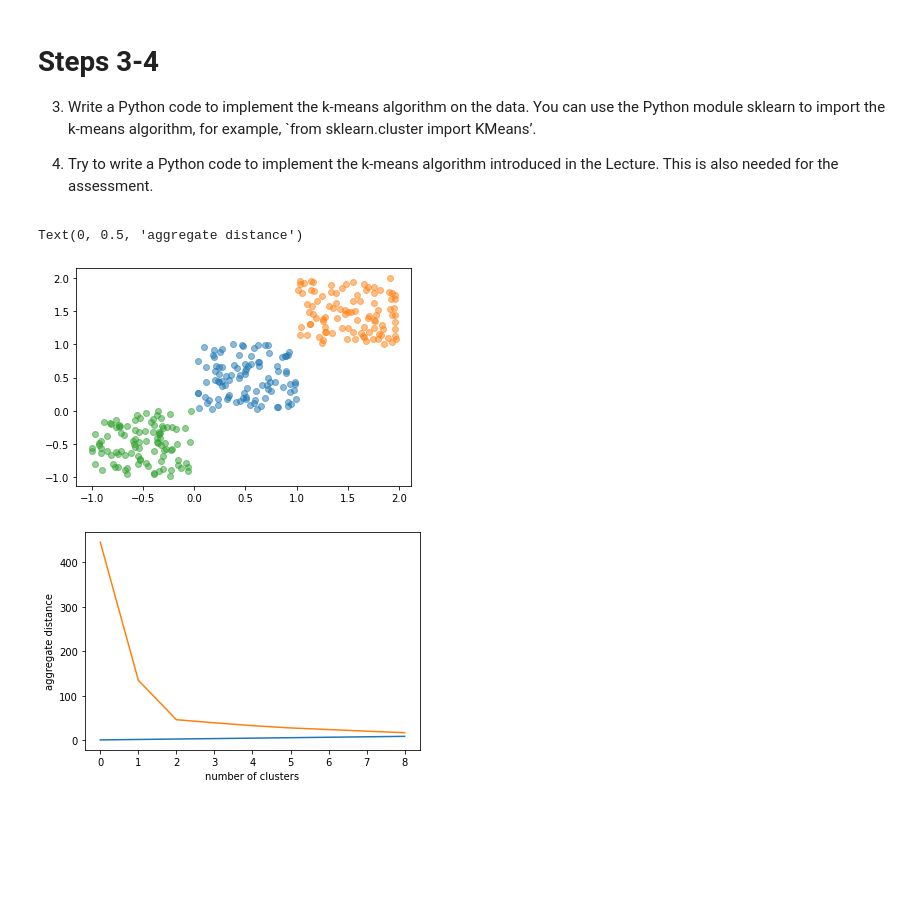
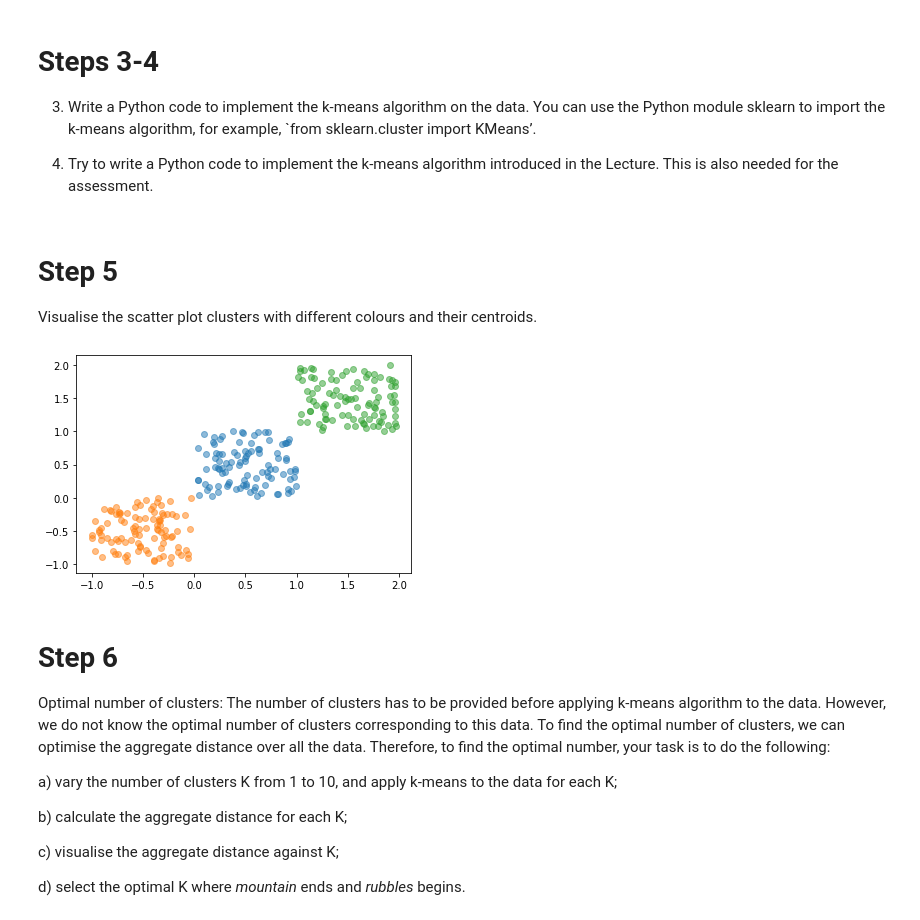
Before and after one commit to animaviridis/dmv-practicals, a Jupyter notebook: colab/p12/K-means - exercise.ipynb, the cells around one changed output. Drawn from its saved outputs; the diff is of its cells as text; code cells hidden in the pictures; blank space fills up the shorter version.

Commit message:
[p2] some refactoring in plots

```diff
--- a/colab/p12/K-means - exercise.ipynb
+++ b/colab/p12/K-means - exercise.ipynb
@@ -109,28 +96,26 @@ K= 3
 centroid, distance, clusters_set = kmeans_clustering(data.values, K)
+# %% [markdown]
+# Step 5
+Visualise the scatter plot clusters with different colours and their centroids.
 # %%
 plt.figure(1)
 colors = {0:'k',1:'b',2:'g'}
 center_color = ['r']
 for key in clusters_set.keys():
     cluster = clusters_set[key]
     plt.scatter(cluster[:,0],cluster[:,1],alpha=0.5)#,cmap=matplotlib.colors.ListedColormap(colors[plt.scatter(centroid[key][0],centroid[key][1],alpha=1)#,cmap=matplotlib.colors.ListedColormap(# choose the number of clusters
 
-def agg_distance(data):
-    all_distance = []
-    for k in range(1,10):
-        vector = []
-        vector.append(k)
-        centroid, distance, clusters_set = kmeans_clustering(data.values, k)
-        vector.append(distance)
-        all_distance.append(np.array(vector))
-    return np.array(all_distance)
-
-all_distance = agg_distance(data)
-plt.figure()
-plt.plot(all_distance)
-plt.xlabel('number of clusters')
-plt.ylabel('aggregate distance')
+plt.show()
 # %% [output]
-Text(0, 0.5, 'aggregate distance')
-[figure, old version]
+[figure, new version]
-[figure, removed]
+# %% [markdown]
+# Step 6
+Optimal number of clusters: The number of clusters has to be provided before applying k-means algorithm to the data. However, we do not know the optimal number of clusters corresponding to this data. To find the optimal number of clusters, we can optimise the aggregate distance over all the data. Therefore, to find the optimal number, your task is to do the following:
+
+  a) vary the number of clusters K from 1 to 10, and apply k-means to the data for each K;
+
+  b) calculate the aggregate distance for each K;
+
+  c) visualise the aggregate distance against K;
+
+  d) select the optimal K where _mountain_ ends and _rubbles_ begins.
```
Also changed, not shown: parts of 8 cells of this notebook.
